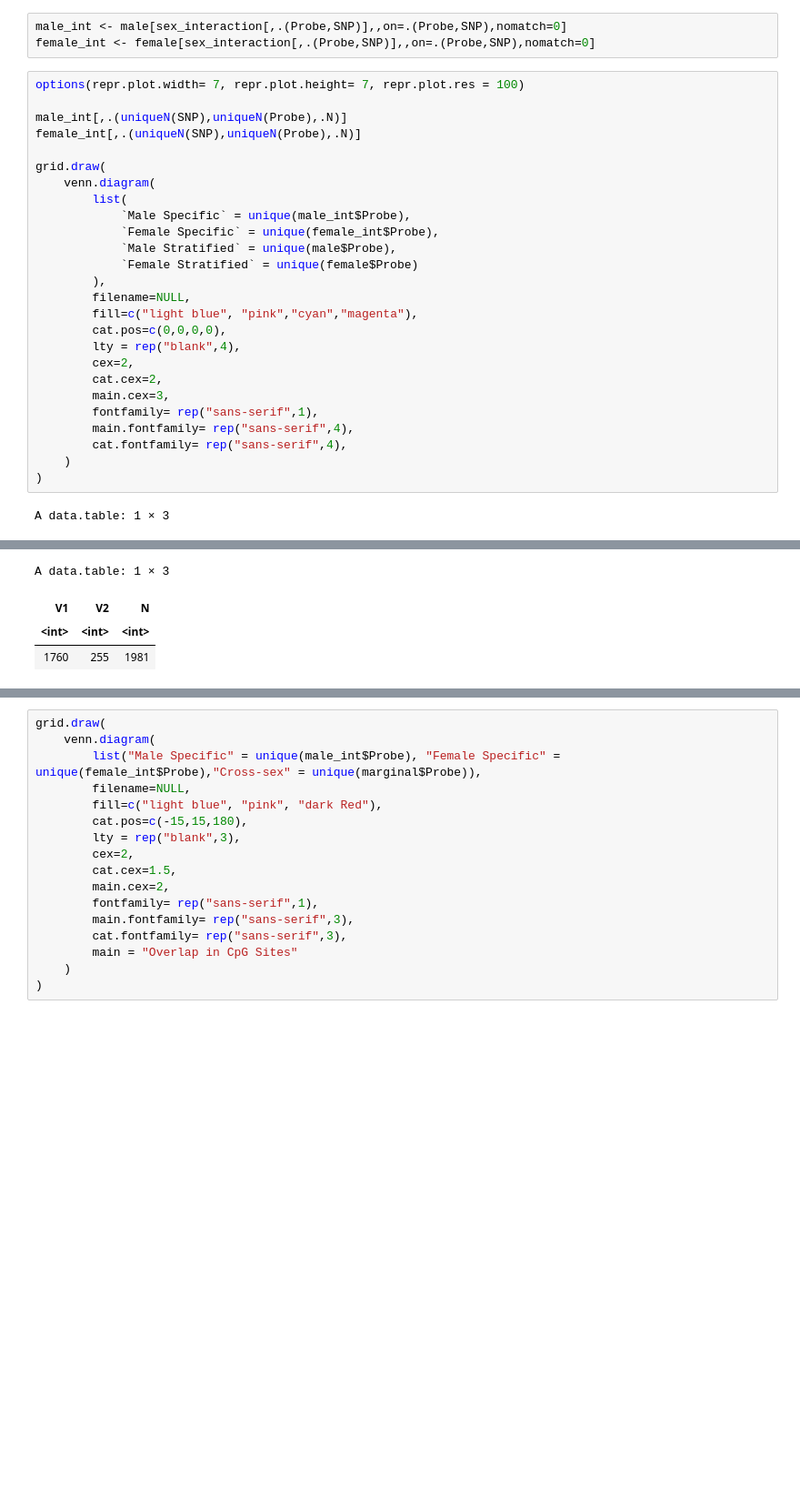
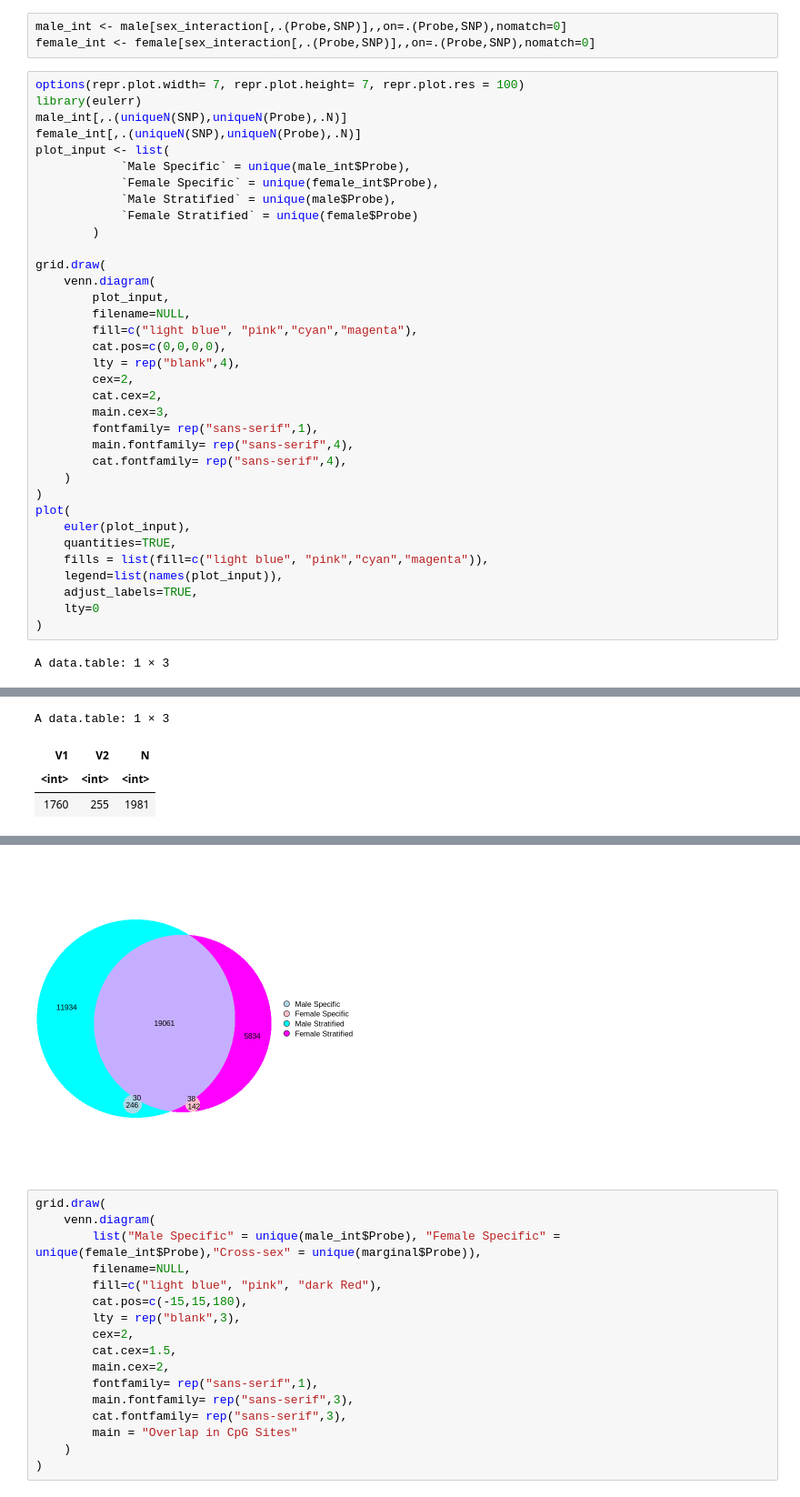
Before and after one commit to wilcas/sex_specific_mQTL, a Jupyter notebook: delahaye_mQTL_analyses/bonf_mQTL_exploration.ipynb, the cells around one changed output, grey strips where cells are left out. Shown at 91% size. Drawn from its saved outputs; the diff is of its cells as text; blank space fills up the shorter version.

```diff
--- a/delahaye_mQTL_analyses/bonf_mQTL_exploration.ipynb
+++ b/delahaye_mQTL_analyses/bonf_mQTL_exploration.ipynb
@@ -42,40 +42,50 @@ male_int <- male[sex_interaction[,.(Probe,SNP)],,on=.(Probe,SNP),nomatch=0]
 female_int <- female[sex_interaction[,.(Probe,SNP)],,on=.(Probe,SNP),nomatch=0]
 # %%
 options(repr.plot.width= 7, repr.plot.height= 7, repr.plot.res = 100)
-
+library(eulerr)
 male_int[,.(uniqueN(SNP),uniqueN(Probe),.N)]
 female_int[,.(uniqueN(SNP),uniqueN(Probe),.N)]
-
-grid.draw(
-    venn.diagram(
-        list(
+plot_input <- list(
             `Male Specific` = unique(male_int$Probe),
             `Female Specific` = unique(female_int$Probe),
             `Male Stratified` = unique(male$Probe),
             `Female Stratified` = unique(female$Probe)
-        ),
+        )
+
+grid.draw(
+    venn.diagram(
+        plot_input,
         filename=NULL,
         fill=c("light blue", "pink","cyan","magenta"),
         cat.pos=c(0,0,0,0),
         lty = rep("blank",4),
         cex=2,
         cat.cex=2,
         main.cex=3,
         fontfamily= rep("sans-serif",1),
         main.fontfamily= rep("sans-serif",4),
         cat.fontfamily= rep("sans-serif",4),
     )
 )
+plot(
+    euler(plot_input),
+    quantities=TRUE,
+    fills = list(fill=c("light blue", "pink","cyan","magenta")),
+    legend=list(names(plot_input)),
+    adjust_labels=TRUE,
+    lty=0
+)
 # %% [output]
 A data.table: 1 × 3
 | V1 | V2 | N |
 | <int> | <int> | <int> |
 | 2604 | 351 | 2876 |
 A data.table: 1 × 3
 | V1 | V2 | N |
 | <int> | <int> | <int> |
 | 1760 | 255 | 1981 |
 [figure]
+[figure, added]
 # %%
 grid.draw(
     venn.diagram(
```
Also changed, not shown: parts of 1 cell of this notebook, 1 other file.
